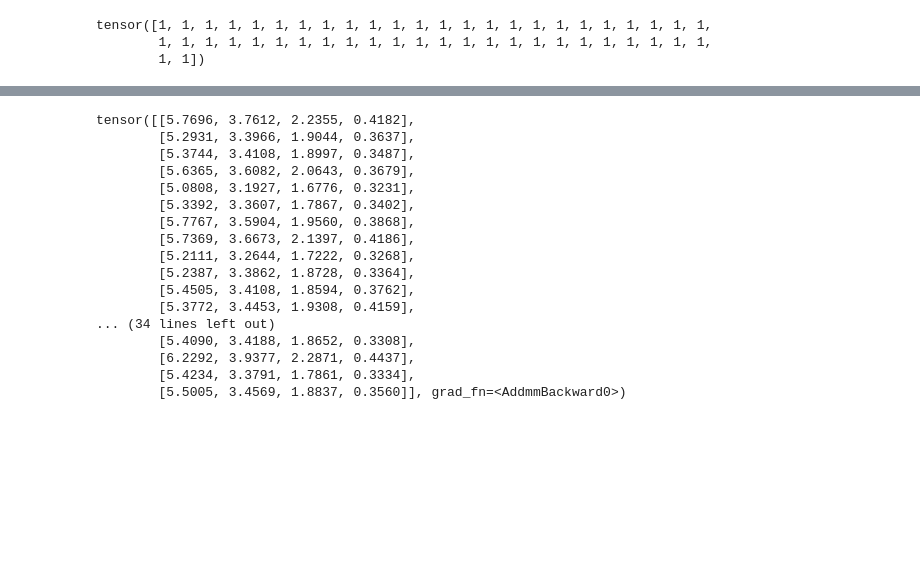
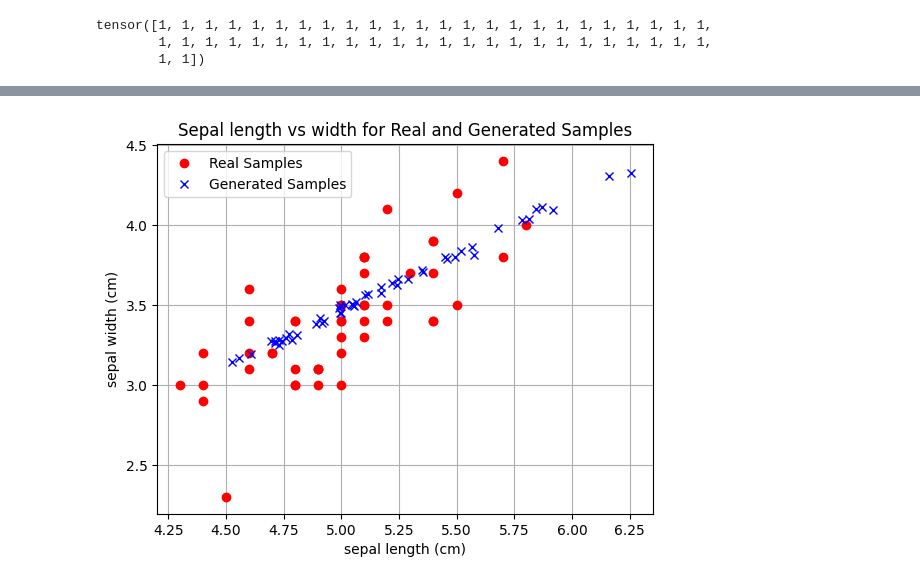
Before and after one commit to aaryadevchandra/vanilla-gan-implementation, a Jupyter notebook: Iris GAN.ipynb, the cells around one changed output, grey strips where cells are left out. Saved outputs shown, nothing was run; the diff lists cells and outputs as text; code cells hidden in the pictures; blank space fills up the shorter version.

Commit message:
comments + data

```diff
--- a/Iris GAN.ipynb
+++ b/Iris GAN.ipynb
@@ -209,20 +171,15 @@ for i in range(10000):
 # %%
-gn(random_data)
+generated_data = gn(torch.randn(X.shape[0], z_dim))
-# %% [output]
-tensor([[5.7696, 3.7612, 2.2355, 0.4182],
-        [5.2931, 3.3966, 1.9044, 0.3637],
-        [5.3744, 3.4108, 1.8997, 0.3487],
-        [5.6365, 3.6082, 2.0643, 0.3679],
-        [5.0808, 3.1927, 1.6776, 0.3231],
-        [5.3392, 3.3607, 1.7867, 0.3402],
-        [5.7767, 3.5904, 1.9560, 0.3868],
-        [5.7369, 3.6673, 2.1397, 0.4186],
-        [5.2111, 3.2644, 1.7222, 0.3268],
-        [5.2387, 3.3862, 1.8728, 0.3364],
-        [5.4505, 3.4108, 1.8594, 0.3762],
-        [5.3772, 3.4453, 1.9308, 0.4159],
-... (34 lines left out)
-        [5.4090, 3.4188, 1.8652, 0.3308],
-        [6.2292, 3.9377, 2.2871, 0.4437],
-        [5.4234, 3.3791, 1.7861, 0.3334],
-        [5.5005, 3.4569, 1.8837, 0.3560]], grad_fn=<AddmmBackward0>)
+# %%
+# plotting iris setosa length vs width features
+# for real vs generated samples
+plt.grid()
+plt.xlabel('sepal length (cm)')
+plt.ylabel('sepal width (cm)')
+plt.plot(X[:, 0], X[:, 1], 'ro')
+plt.plot(generated_data[:, 0].detach().numpy(), generated_data[:, 1].detach().numpy(), 'bx')
+plt.legend(['Real Samples', 'Generated Samples'])
+plt.title('Sepal length vs width for Real and Generated Samples')
+plt.show()
+# %% [output]
+[figure, added]
```
Also changed, not shown: parts of 18 cells of this notebook, 1 other file.
